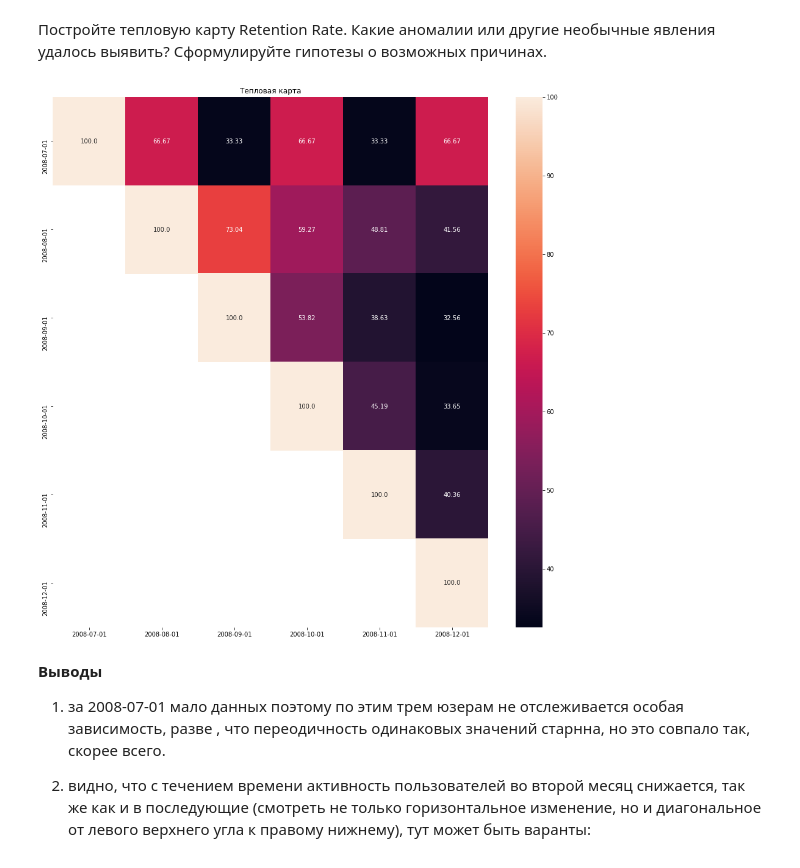
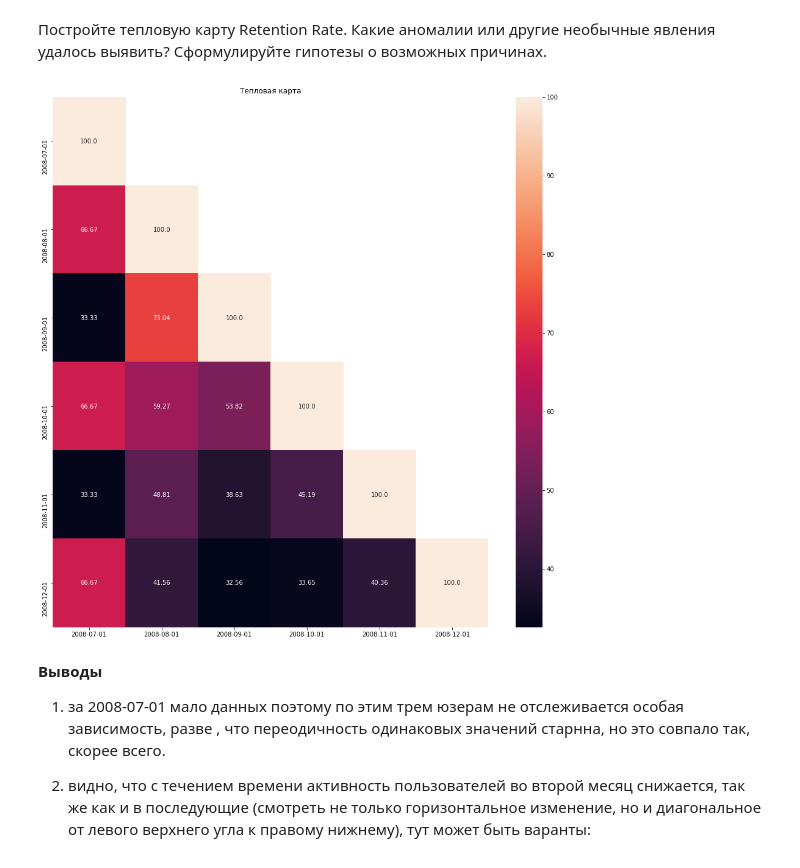
Before and after one commit to AVplusTV/Py_project, a Jupyter notebook: 13_SQL.ipynb, the cells around one changed output. Cells and saved outputs as stored; diff of their text form; code cells hidden in the pictures.

```diff
--- a/13_SQL.ipynb
+++ b/13_SQL.ipynb
@@ -710,19 +710,20 @@ df8.head(10)
 # %%
 # постройте тепловую карту Retention Rate
 import seaborn as sns
-retention = df8.pivot('cohort_dt', 'session_date', 'retention_rate')
+retention = df8.pivot('session_date', 'cohort_dt', 'retention_rate')
 retention.index = [str(x)[0:10] for x in retention.index]
-retention.columns = [str(x)[0:10] for x in retention.columns]
+retention.columns  = [str(x)[0:10] for x in retention.columns]
 
 # строим хитмэп
+
 plt.figure(figsize=(16, 16)) # задаём размер графика
 sns.heatmap(retention, # датафрейм с данными
             annot=True, # добавляем подписи
             fmt='') # задаём исходный формат
 plt.title('Тепловая карта') # название графика
 plt.show()
 # %% [output]
-[figure, old version]
+[figure, new version]
 # %% [markdown]
 <b>Выводы</b>
 
```
Also changed, not shown: 24 other files.
